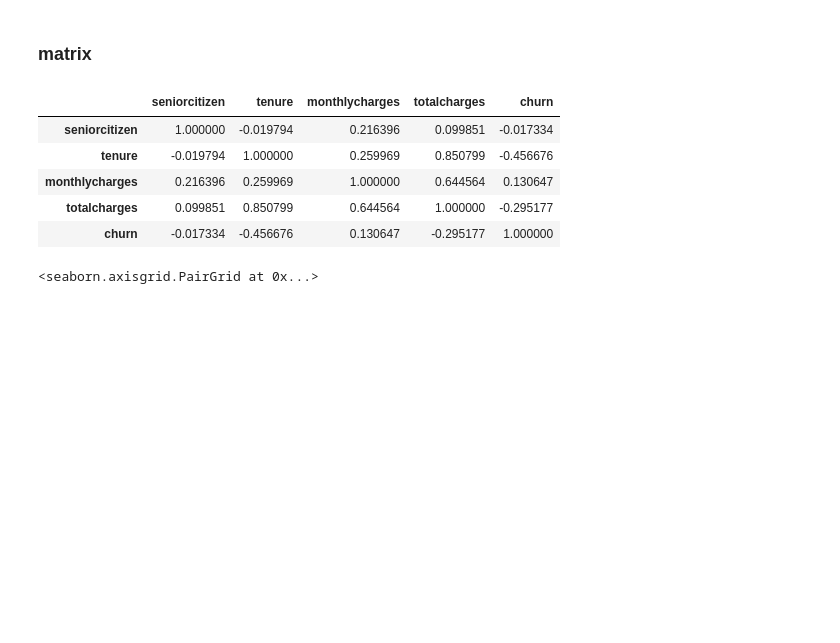
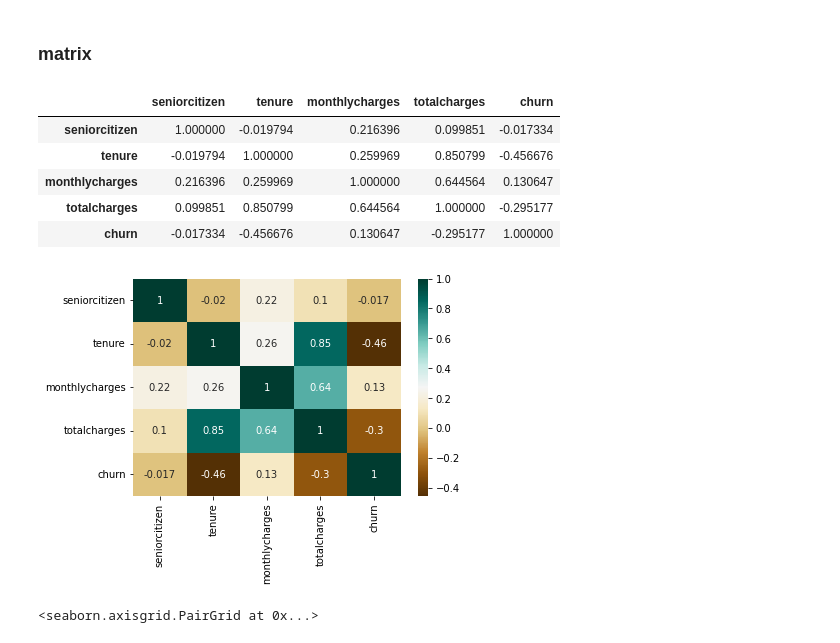
Before and after one commit to JeffChien/playground, a Jupyter notebook: python/etl_eta/feature_importance.ipynb, the cells around one changed output. Saved outputs shown, nothing was run; the diff lists cells and outputs as text; code cells hidden in the pictures; blank space fills up the shorter version.

```diff
--- a/python/etl_eta/feature_importance.ipynb
+++ b/python/etl_eta/feature_importance.ipynb
@@ -154,7 +154,8 @@ numerical_cols = [
 # %% [markdown]
 ### matrix
 # %%
-df[numerical_cols].corr()
+corr = df[numerical_cols].corr()
+corr
 # %% [output]
 |  | seniorcitizen | tenure | monthlycharges | totalcharges | churn |
 | seniorcitizen | 1.000000 | -0.019794 | 0.216396 | 0.099851 | -0.017334 |
@@ -162,6 +163,10 @@ df[numerical_cols].corr()
 | monthlycharges | 0.216396 | 0.259969 | 1.000000 | 0.644564 | 0.130647 |
 | totalcharges | 0.099851 | 0.850799 | 0.644564 | 1.000000 | -0.295177 |
 | churn | -0.017334 | -0.456676 | 0.130647 | -0.295177 | 1.000000 |
+# %%
+sns.heatmap(corr, cmap='BrBG', annot=True);
+# %% [output]
+[figure, added]
 # %%
 sns.pairplot(df, vars=numerical_cols, kind='reg')
 # %% [output]
```
Also changed, not shown: parts of 2 cells of this notebook, 2 other files.
